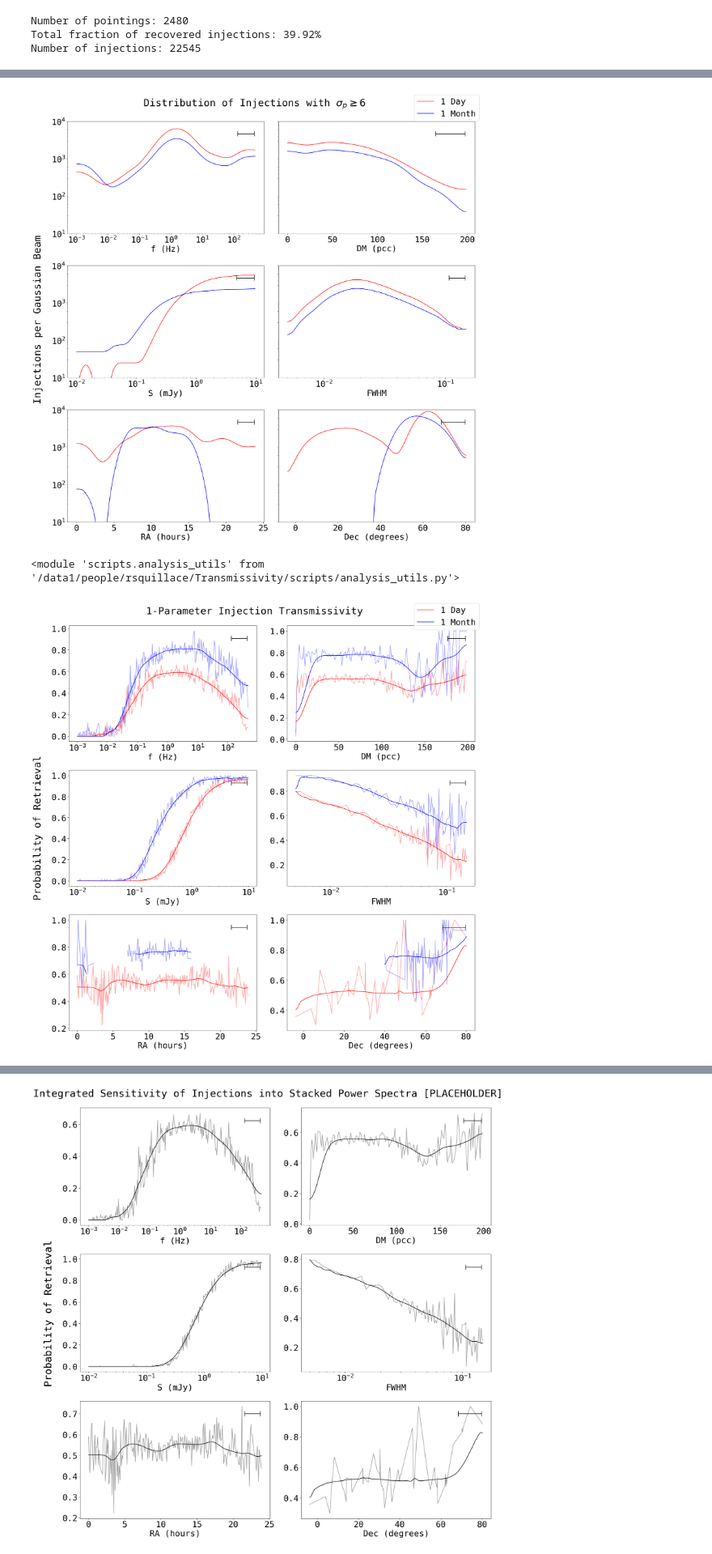
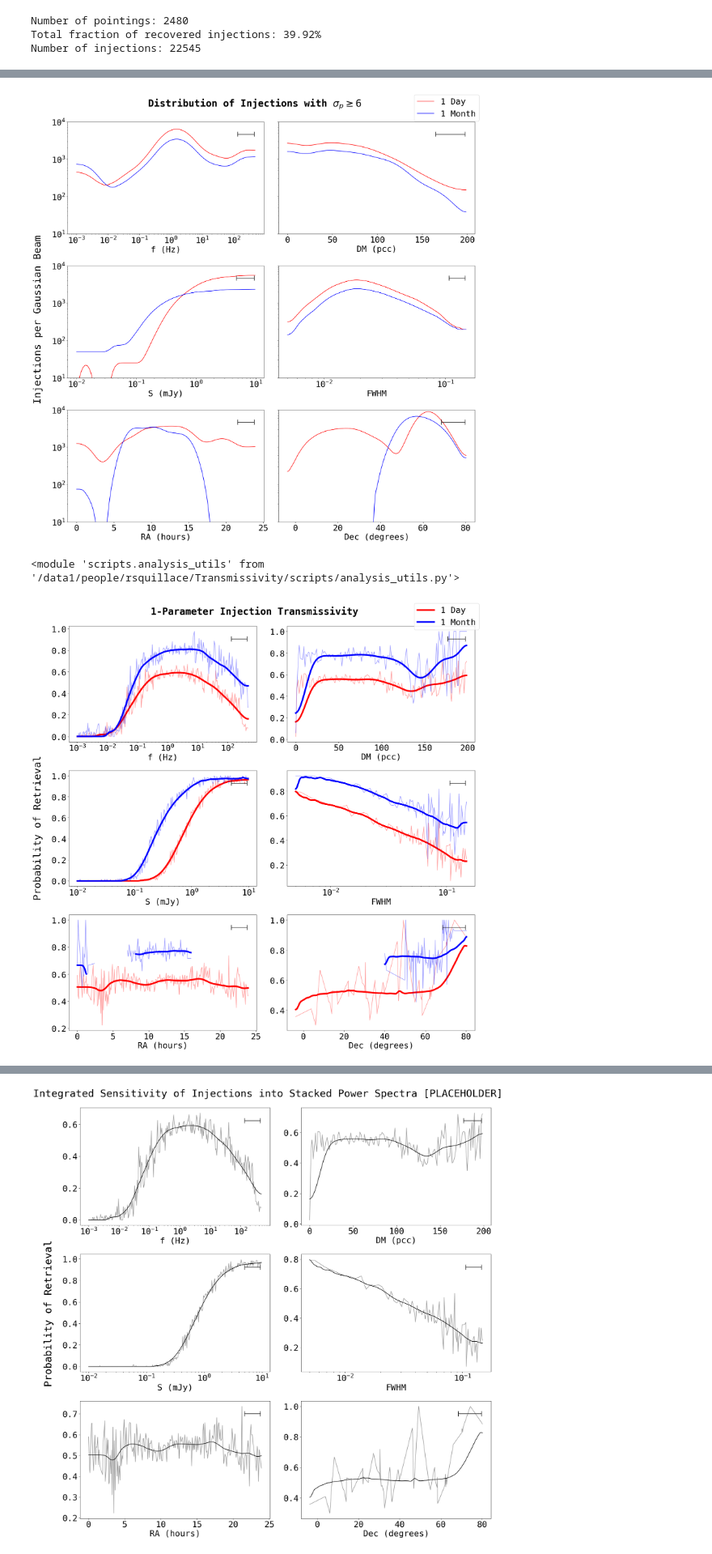
Before and after one commit to chime-sps/Transmissivity, a Jupyter notebook: results/injection_analysis_1d.ipynb, the cells around one changed output, grey strips where cells are left out. Shown at 81% size. Cells and saved outputs as stored; diff of their text form; code cells hidden in the pictures.

Commit message:
plotting nonsense

```diff
--- a/results/injection_analysis_1d.ipynb
+++ b/results/injection_analysis_1d.ipynb
@@ -496,7 +496,7 @@ ax[5].set_yscale('log')
 au.add_crosshair(ax[5], Dec_bins, np.sqrt(Dec_dev**2 + 3**2))
 ax[5].set_ylim(1e1, 1e4)
 
-fig.suptitle(r'Distribution of Injections with $\sigma_p \geq 6$')
+fig.suptitle(r'Distribution of Injections with $\sigma_p \geq 6$', fontsize=30, fontweight='bold')
 fig.supylabel('Injections per Gaussian Beam')
 #handles, labels = ax[0].get_legend_handles_labels()
 # fig.legend(handles, labels, title='Harmonics Counted', loc='upper right',
@@ -504,7 +504,7 @@ fig.supylabel('Injections per Gaussian Beam')
 fig.legend()
 plt.tight_layout()
 # %% [output]
-[figure, old version]
+[figure, new version]
 # %%
 importlib.reload(au)
 # %% [output]
@@ -513,18 +513,18 @@ importlib.reload(au)
 fig, ax = plt.subplots(3, 2, figsize=(20, 20), layout = 'constrained')
 ax = ax.flatten()
 ax[0].plot(f_bins[:-1], gaussian_filter(f_sens_smooth, 3), color='red',
-           label='1 Day')
+           label='1 Day', linewidth = '5.')
 ax[0].plot(f_bins[:-1], f_sens, alpha=0.4, color='red')
 ax[0].plot(f_bins[:-1], gaussian_filter(f_sens_smooth_30, 3), color='blue',
-           label='1 Month')
+           label='1 Month', linewidth = '5.')
 ax[0].plot(f_bins[:-1], f_sens_30, alpha=0.4, color='blue')
 ax[0].set_xscale('log')
 ax[0].set_xlabel('f (Hz)')
 au.add_crosshair(ax[0], f_bins, np.sqrt(f_dev**2 + 3**2))
 
-ax[1].plot(DM_bins[:-1], gaussian_filter(DM_sens_smooth, 5), color='red')
+ax[1].plot(DM_bins[:-1], gaussian_filter(DM_sens_smooth, 5), color='red', linewidth = '5.')
 ax[1].plot(DM_bins[:-1], DM_sens, alpha=0.4, color='red')
-ax[1].plot(DM_bins[:-1], gaussian_filter(DM_sens_smooth_30, 5), color='blue')
+ax[1].plot(DM_bins[:-1], gaussian_filter(DM_sens_smooth_30, 5), color='blue', linewidth = '5.')
 ax[1].plot(DM_bins[:-1], DM_sens_30, alpha=0.4, color='blue')
 #ax[1].plot(DM_bins[:-1], gaussian_filter(DM_pred_smooth, 5), 'k--')
 # ax[1].plot(DM_bins[:-1], gaussian_filter(DM_comp_smooth, 3), color='blue')
@@ -532,9 +532,9 @@ ax[1].plot(DM_bins[:-1], DM_sens_30, alpha=0.4, color='blue')
 ax[1].set_xlabel('DM (pcc)')
 au.add_crosshair(ax[1], DM_bins, np.sqrt(DM_dev**2 + 5**2))
 
-ax[2].plot(S_bins[:-1], gaussian_filter(S_sens_smooth, 3), color='red')
+ax[2].plot(S_bins[:-1], gaussian_filter(S_sens_smooth, 3), color='red', linewidth = '5.')
 ax[2].plot(S_bins[:-1], S_sens, alpha=0.4, color='red')
-ax[2].plot(S_bins[:-1], gaussian_filter(S_sens_smooth_30, 3), color='blue')
+ax[2].plot(S_bins[:-1], gaussian_filter(S_sens_smooth_30, 3), color='blue', linewidth = '5.')
 ax[2].plot(S_bins[:-1], S_sens_30, alpha=0.4, color='blue')
 # ax[2].plot(S_bins[:-1], gaussian_filter(S_comp_smooth, 3), color='blue')
 # ax[2].plot(S_bins[:-1], S_comp, alpha=0.4, color='blue')
@@ -542,9 +542,9 @@ ax[2].set_xscale('log')
 ax[2].set_xlabel('S (mJy)')
 au.add_crosshair(ax[2], S_bins, np.sqrt(S_dev**2 + 3**2))
 
-ax[3].plot(FWHM_bins[:-1], gaussian_filter(FWHM_sens_smooth, 3), color='red')
+ax[3].plot(FWHM_bins[:-1], gaussian_filter(FWHM_sens_smooth, 3), color='red', linewidth = '5.')
 ax[3].plot(FWHM_bins[:-1], FWHM_sens, alpha=0.4, color='red')
-ax[3].plot(FWHM_bins[:-1], gaussian_filter(FWHM_sens_smooth_30, 3), color='blue')
+ax[3].plot(FWHM_bins[:-1], gaussian_filter(FWHM_sens_smooth_30, 3), color='blue', linewidth = '5.')
 ax[3].plot(FWHM_bins[:-1], FWHM_sens_30, alpha=0.4, color='blue')
 # ax[3].plot(FWHM_bins[:-1], gaussian_filter(FWHM_comp_smooth, 3), color='blue')
 # ax[3].plot(FWHM_bins[:-1], FWHM_comp, alpha=0.4, color='blue')
@@ -552,39 +552,39 @@ ax[3].set_xscale('log')
 ax[3].set_xlabel('FWHM')
 au.add_crosshair(ax[3], FWHM_bins, np.sqrt(FWHM_dev**2 + 3**2))
 
 RA_mask = RA_bins[:-1] < 16*15
 RA_nanmask = (RA_bins[:-1] > 2.5*15) & (RA_bins[:-1] < 7*15)
 RA_sens_smooth_30[RA_nanmask] = np.nan
 RA_sens_30[RA_nanmask] = np.nan
-ax[4].plot(RA_bins[:-1] / 15, gaussian_filter(RA_sens_smooth, 3), color='red')
+ax[4].plot(RA_bins[:-1] / 15, gaussian_filter(RA_sens_smooth, 3), color='red', linewidth = '5.')
 ax[4].plot(RA_bins[:-1] / 15, RA_sens, alpha=0.4, color='red')
-ax[4].plot(RA_bins[:-1][RA_mask] / 15, gaussian_filter(RA_sens_smooth_30[RA_mask], 3), color='blue')
+ax[4].plot(RA_bins[:-1][RA_mask] / 15, gaussian_filter(RA_sens_smooth_30[RA_mask], 3), color='blue', linewidth = '5.')
 ax[4].plot(RA_bins[:-1][RA_mask] / 15, RA_sens_30[RA_mask], alpha=0.4, color='blue')
 # ax[3].plot(RA_bins[:-1], gaussian_filter(RA_comp_smooth, 3), color='blue')
 # ax[3].plot(RA_bins[:-1], RA_comp, alpha=0.4, color='blue')
 ax[4].set_xlabel('RA (hours)')
 au.add_crosshair(ax[4], RA_bins, np.sqrt(RA_dev**2 + 3**2))
 
 Dec_mask = Dec_bins[:-1] > 40
-ax[5].plot(Dec_bins[:-1], gaussian_filter(Dec_sens_smooth, 5), color='red')
+ax[5].plot(Dec_bins[:-1], gaussian_filter(Dec_sens_smooth, 5), color='red', linewidth = '5.')
 ax[5].plot(Dec_bins[:-1], Dec_sens, alpha=0.4, color='red')
-ax[5].plot(Dec_bins[:-1][Dec_mask], gaussian_filter(Dec_sens_smooth_30[Dec_mask], 5), color='blue')
+ax[5].plot(Dec_bins[:-1][Dec_mask], gaussian_filter(Dec_sens_smooth_30[Dec_mask], 5), color='blue', linewidth = '5.')
 ax[5].plot(Dec_bins[:-1][Dec_mask], Dec_sens_30[Dec_mask], alpha=0.4, color='blue')
 # ax[3].plot(Dec_bins[:-1], gaussian_filter(Dec_comp_smooth, 3), color='blue')
 # ax[3].plot(Dec_bins[:-1], Dec_comp, alpha=0.4, color='blue')
 ax[5].set_xlabel('Dec (degrees)')
 au.add_crosshair(ax[5], Dec_bins, np.sqrt(Dec_dev**2 + 5**2))
 
-fig.suptitle('1-Parameter Injection Transmissivity')
+fig.suptitle('1-Parameter Injection Transmissivity', fontsize=30, fontweight='bold')
 fig.supylabel('Probability of Retrieval')
 #fig.legend()
 handles, labels = ax[0].get_legend_handles_labels()
 fig.legend()
 # fig.legend(handles, labels, title='Harmonics Counted', loc='upper right',
 #            bbox_to_anchor=(1.0, 1.0), bbox_transform=fig.transFigure)
 plt.tight_layout()
 # %% [output]
-[figure, old version]
+[figure, new version]
 # %%
 fig, ax = plt.subplots(3, 2, figsize=(20, 20), layout = 'constrained')
 ax = ax.flatten()
```
Also changed, not shown: parts of 2 cells of this notebook.
